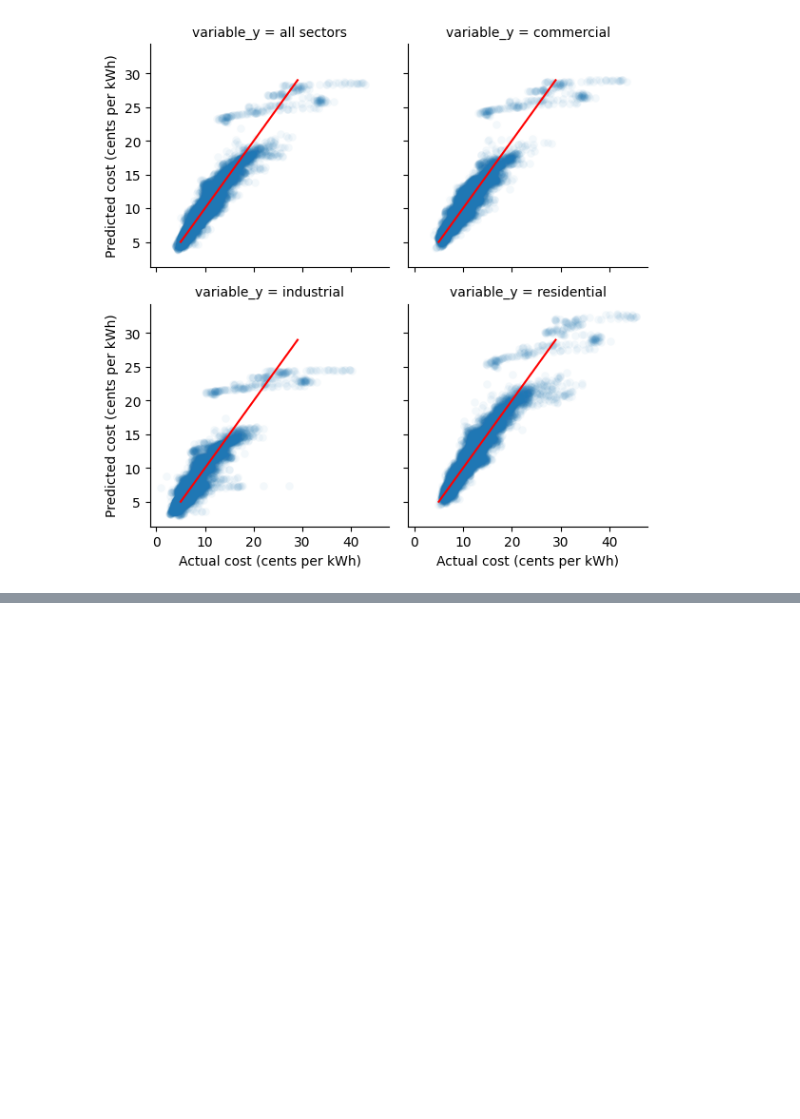
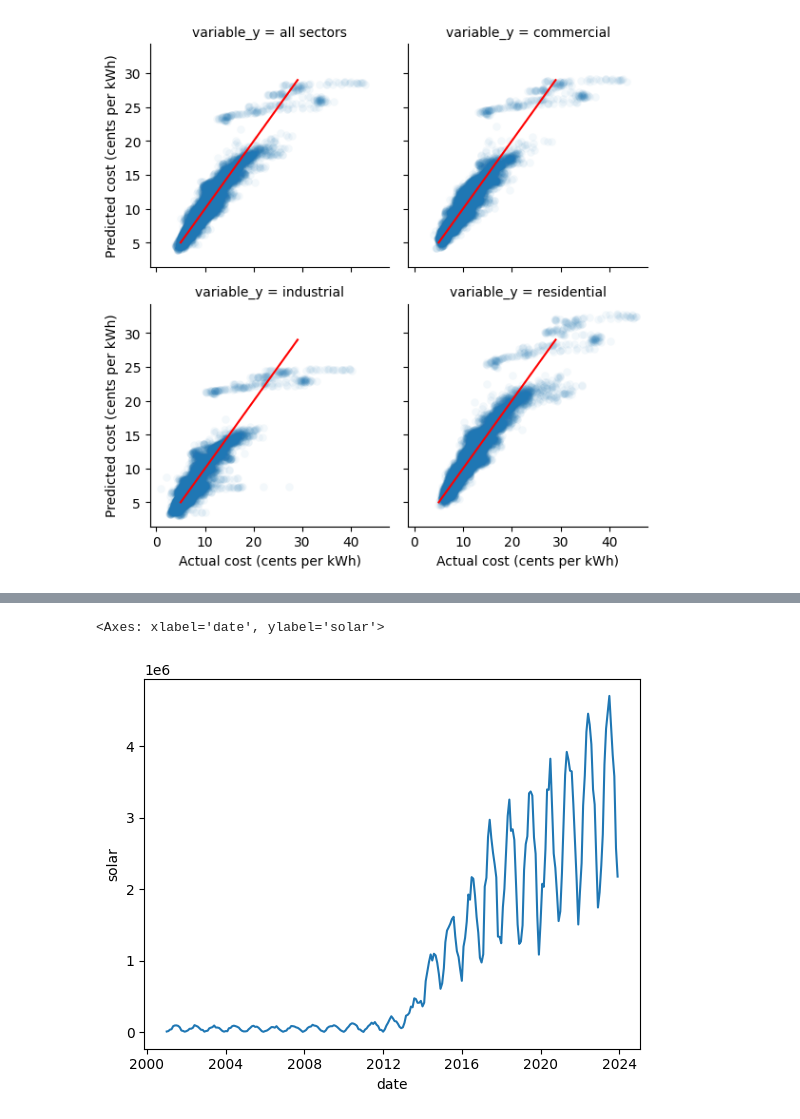
Before and after one commit to AayushSo/udacity-capstone, a Jupyter notebook: data/ML Analysis.ipynb, the cells around one changed output, grey strips where cells are left out. Cells and saved outputs as stored; diff of their text form; code cells hidden in the pictures; blank space fills up the shorter version.

```diff
--- a/data/ML Analysis.ipynb
+++ b/data/ML Analysis.ipynb
@@ -292,0 +323,6 @@ graph.set_ylabels('Predicted cost (cents per kWh)')
+# %%
+sns.lineplot(data=df_state_m.loc[df_state_m.state=='CA'],x='date',y='solar')
+#sns.lineplot(data=df_state_m.groupby('state').sum(),x='date',y='solar')
+# %% [output]
+<Axes: xlabel='date', ylabel='solar'>
+[figure, added]
```
Also changed, not shown: parts of 14 cells of this notebook.
